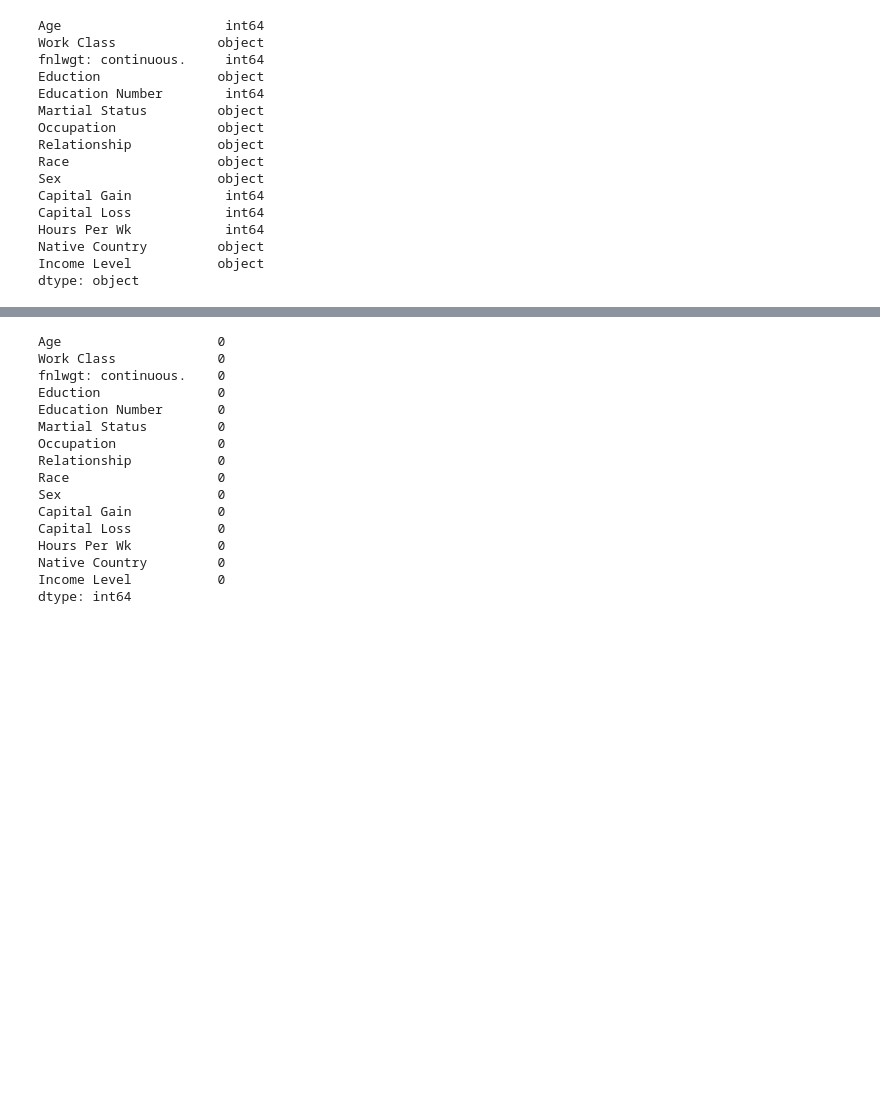
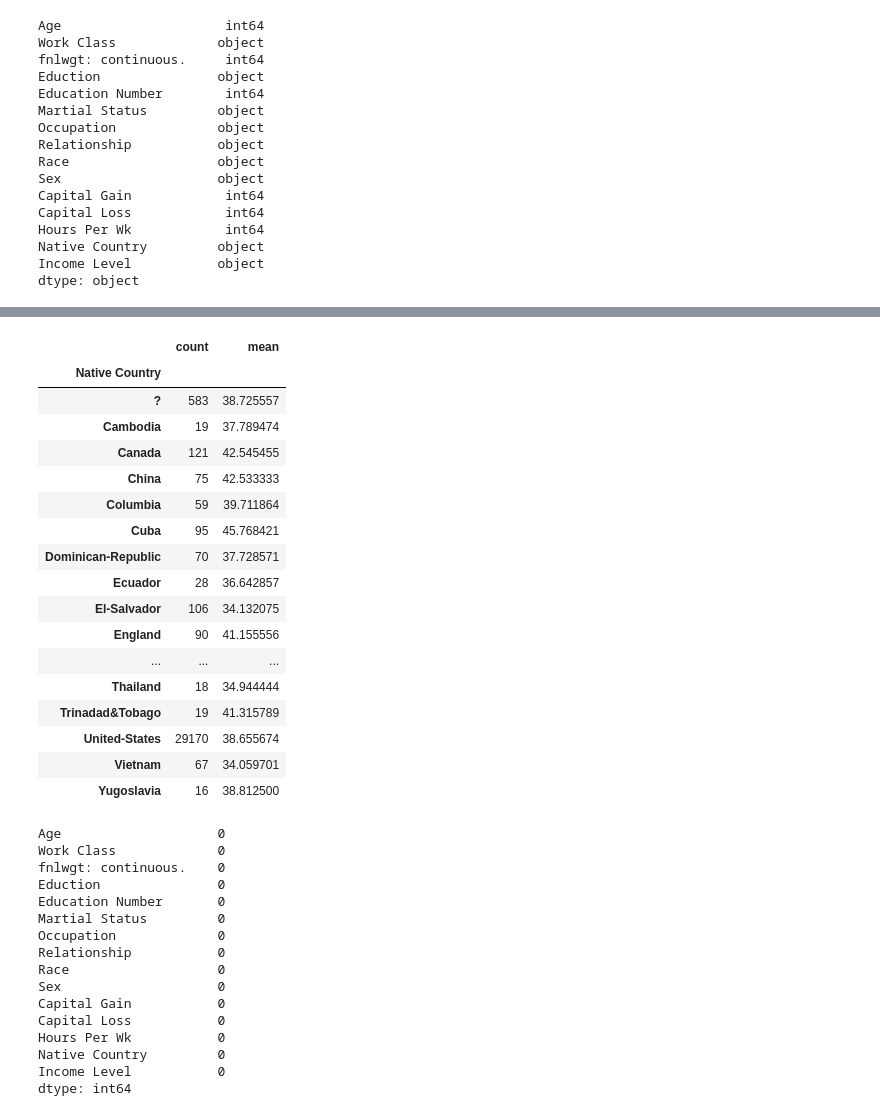
Before and after one commit to MaxSMCON/Group07, a Jupyter notebook: Group_7_ML.ipynb, the cells around one changed output, grey strips where cells are left out. Saved outputs shown, nothing was run; the diff lists cells and outputs as text; code cells hidden in the pictures; blank space fills up the shorter version.

```diff
--- a/Group_7_ML.ipynb
+++ b/Group_7_ML.ipynb
@@ -129,3 +118,24 @@ df.groupby([ 'Sex', 'Race'])['Age'].agg({'mean', 'count'})
+# %%
+df.groupby([ 'Native Country'])['Age'].agg({'mean', 'count'})
+# %% [output]
+|  | count | mean |
+| Native Country |  |  |
+| ? | 583 | 38.725557 |
+| Cambodia | 19 | 37.789474 |
+| Canada | 121 | 42.545455 |
+| China | 75 | 42.533333 |
+| Columbia | 59 | 39.711864 |
+| Cuba | 95 | 45.768421 |
+| Dominican-Republic | 70 | 37.728571 |
+| Ecuador | 28 | 36.642857 |
+| El-Salvador | 106 | 34.132075 |
+| England | 90 | 41.155556 |
+| ... | ... | ... |
+| Thailand | 18 | 34.944444 |
+| Trinadad&Tobago | 19 | 41.315789 |
+| United-States | 29170 | 38.655674 |
+| Vietnam | 67 | 34.059701 |
+| Yugoslavia | 16 | 38.812500 |
 # %%
 df.isnull().sum()
 # %% [output]
```
Also changed, not shown: parts of 5 cells of this notebook.
